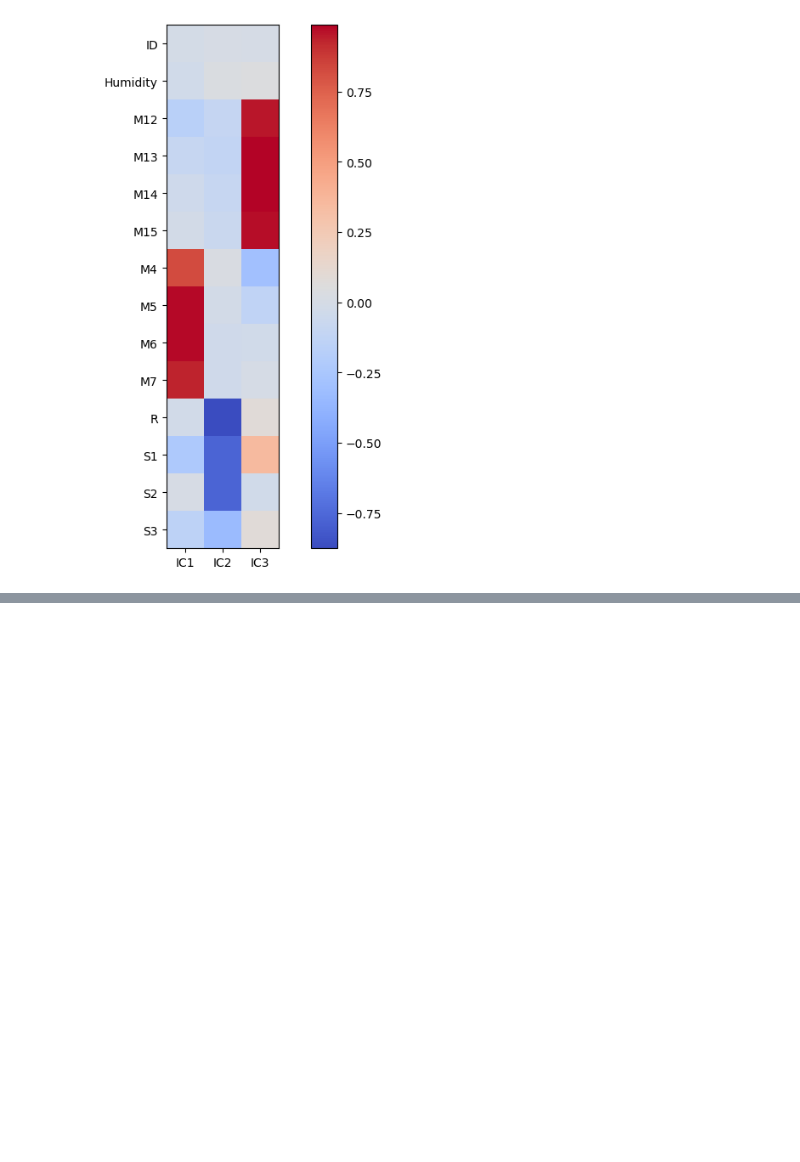
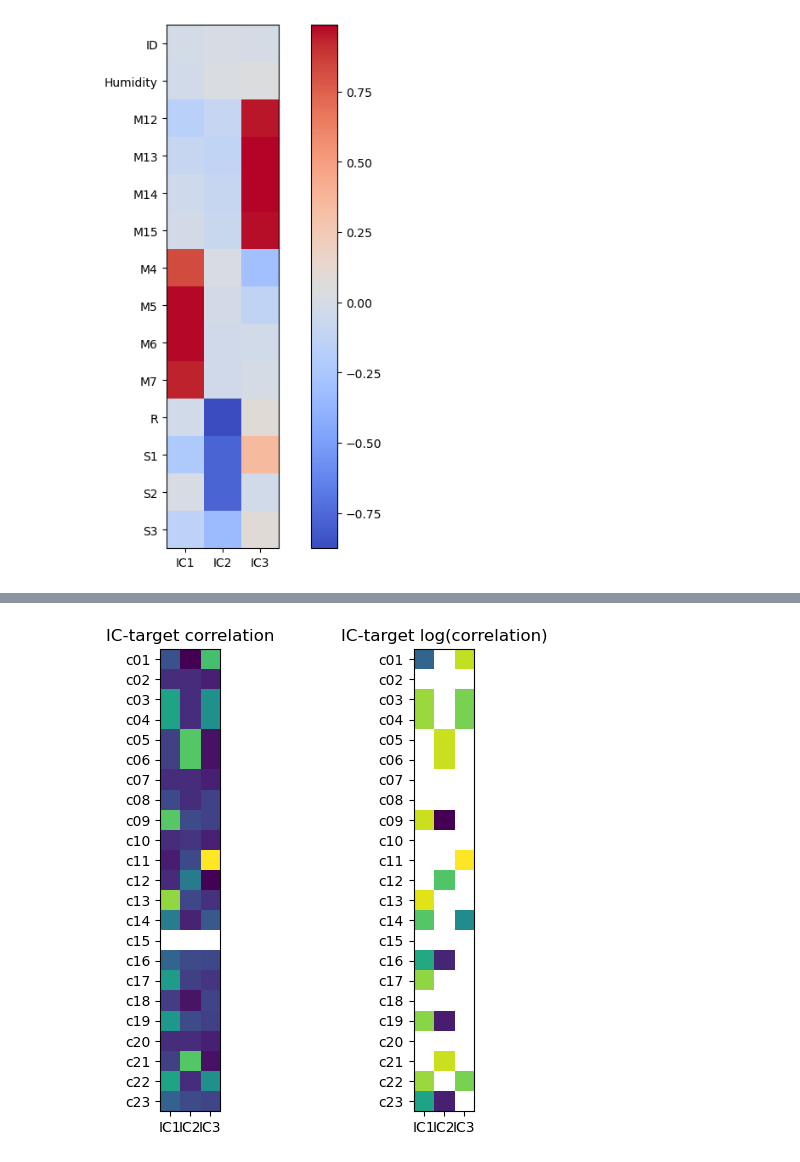
Before and after one commit to fuentediezjaime/gas_detection_challenge, a Jupyter notebook: notebooks/data_exploration.ipynb, the cells around one changed output, grey strips where cells are left out. Cells and saved outputs as stored; diff of their text form; code cells hidden in the pictures; blank space fills up the shorter version.

```diff
--- a/notebooks/data_exploration.ipynb
+++ b/notebooks/data_exploration.ipynb
@@ -89,0 +199,28 @@ target_train.head()
+# %%
+# Now, transform
+ica_variables = ica.transform(correlated_features)
+ica_df = pd.DataFrame(ica_variables, columns=['IC1', 'IC2', 'IC3'])
+extended_target = pd.concat((ica_df,target_train), axis=1)
+ica_label_corr = extended_target.corr()
+
+ica_label_corr = ica_label_corr.loc[['IC1','IC2', 'IC3'], target_names]
+ica_label_corr_log = np.log10(ica_label_corr)
+f,ax = plt.subplots(1,2,figsize=(6,6))
+ax[0].imshow(ica_label_corr.T)
+ax[1].imshow(ica_label_corr_log.T)
+
+ax[0].set_xticks(range(num_indep))
+ax[0].set_xticklabels(['IC1', 'IC2', 'IC3'])
+ax[0].set_yticks(range(len(target_names)))
+ax[0].set_yticklabels(target_names)
+
+ax[1].set_xticks(range(num_indep))
+ax[1].set_xticklabels(['IC1', 'IC2', 'IC3'])
+ax[1].set_yticks(range(len(target_names)))
+ax[1].set_yticklabels(target_names)
+
+ax[0].set_title('IC-target correlation')
+ax[1].set_title('IC-target log(correlation)')
+f.savefig('ic_target_corrs.png',bbox_inches='tight')
+# %% [output]
+[figure, added]
```
Also changed, not shown: parts of 16 cells of this notebook, 8 other files.
